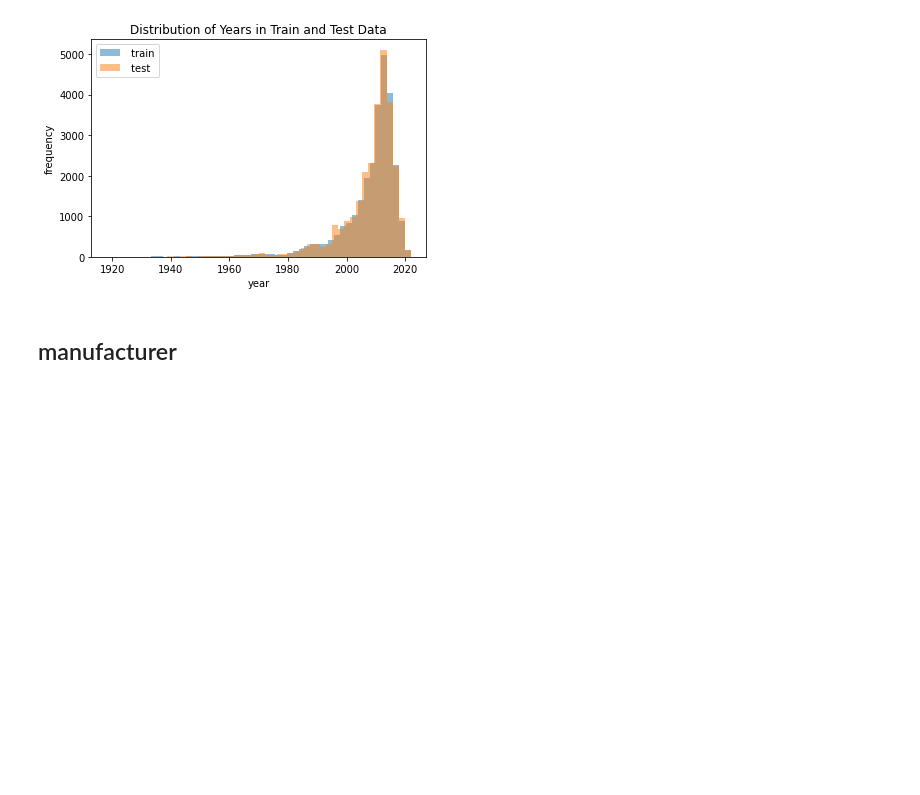
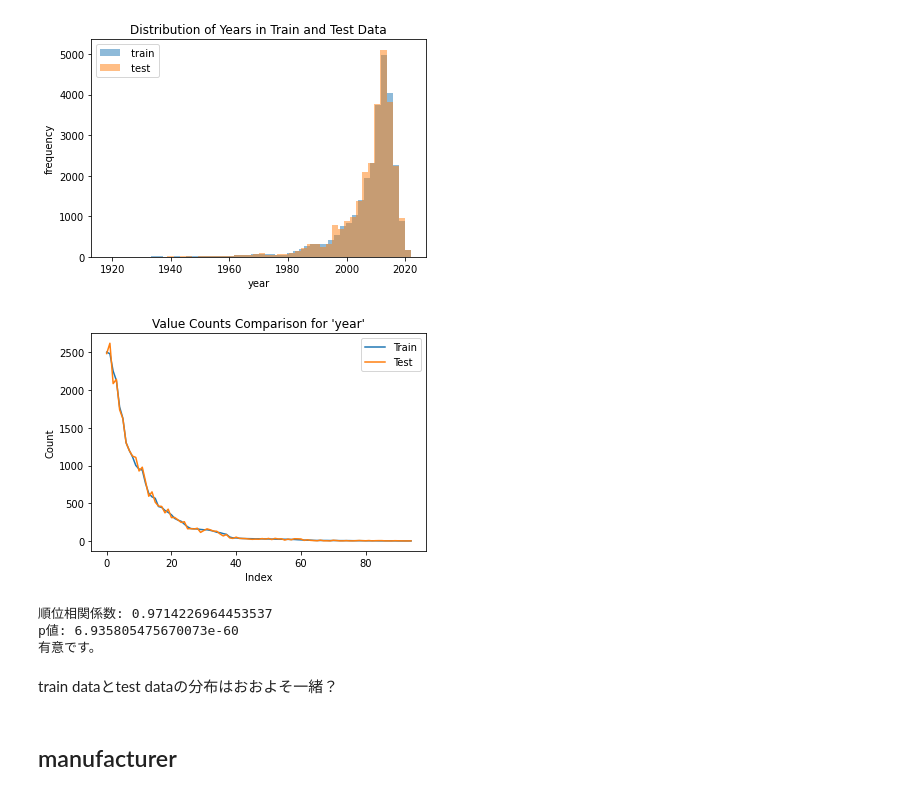
Before and after one commit to YujiK-github/signate_Student-Cup-2023, a Jupyter notebook: EDA.ipynb, the cells around one changed output. Cells and saved outputs as stored; diff of their text form; code cells hidden in the pictures; blank space fills up the shorter version.

```diff
--- a/EDA.ipynb
+++ b/EDA.ipynb
@@ -206,6 +267,15 @@ plt.legend()
 plt.show()
 # %% [output]
 [figure]
+# %%
+calculate_spearmanr(train, test, "year")
+# %% [output]
+[figure, added]
+順位相関係数: 0.9714226964453537
+p値: 6.935805475670073e-60
+有意です。
+# %% [markdown]
+train dataとtest dataの分布はおおよそ一緒？
 # %% [markdown]
 ## manufacturer
 # %% [markdown]
```
Also changed, not shown: parts of 33 cells of this notebook, 2 other files.
